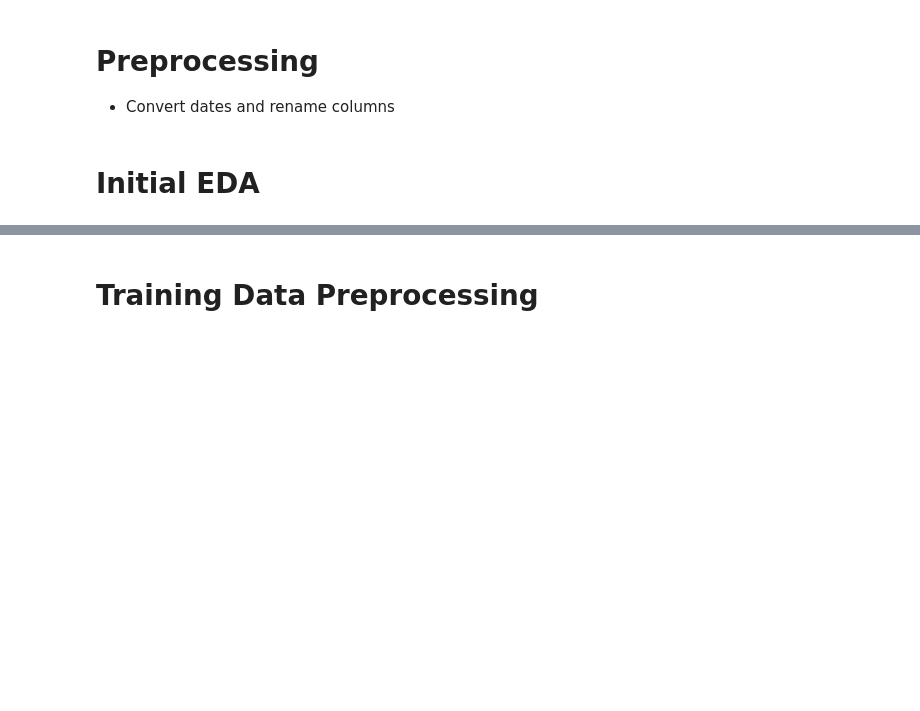
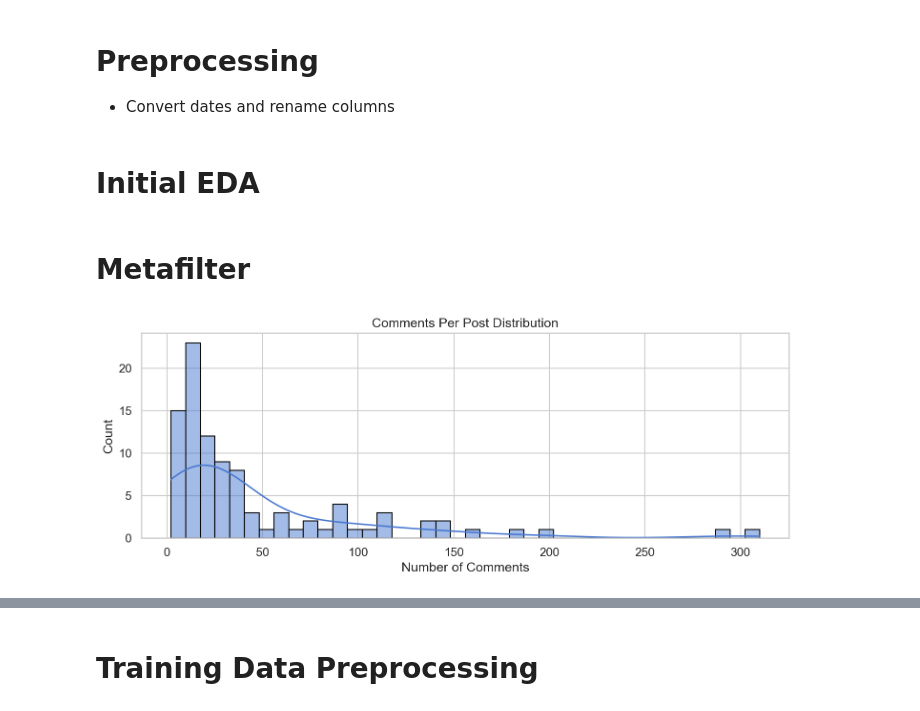
Before and after one commit to aprilchia/ADS-509_LLM, a Jupyter notebook: main_notebook.ipynb, the cells around one changed output, grey strips where cells are left out. Saved outputs shown, nothing was run; the diff lists cells and outputs as text; code cells hidden in the pictures; blank space fills up the shorter version.

```diff
--- a/main_notebook.ipynb
+++ b/main_notebook.ipynb
@@ -46,2 +57,4 @@ reddit_comments = pd.read_csv("data/reddit_comments.csv", parse_dates=['created_
 # %% [markdown]
 # Initial EDA
+# %% [markdown]
+# Metafilter
@@ -47,0 +64,4 @@ reddit_comments = pd.read_csv("data/reddit_comments.csv", parse_dates=['created_
+# %%
+Image(filename="eda_logs/Metafilter/Metafilter_20260209_133804_comments_per_post.png", width=700)
+# %% [output]
+[figure, added]
```
Also changed, not shown: parts of 13 cells of this notebook, 2 other files.
